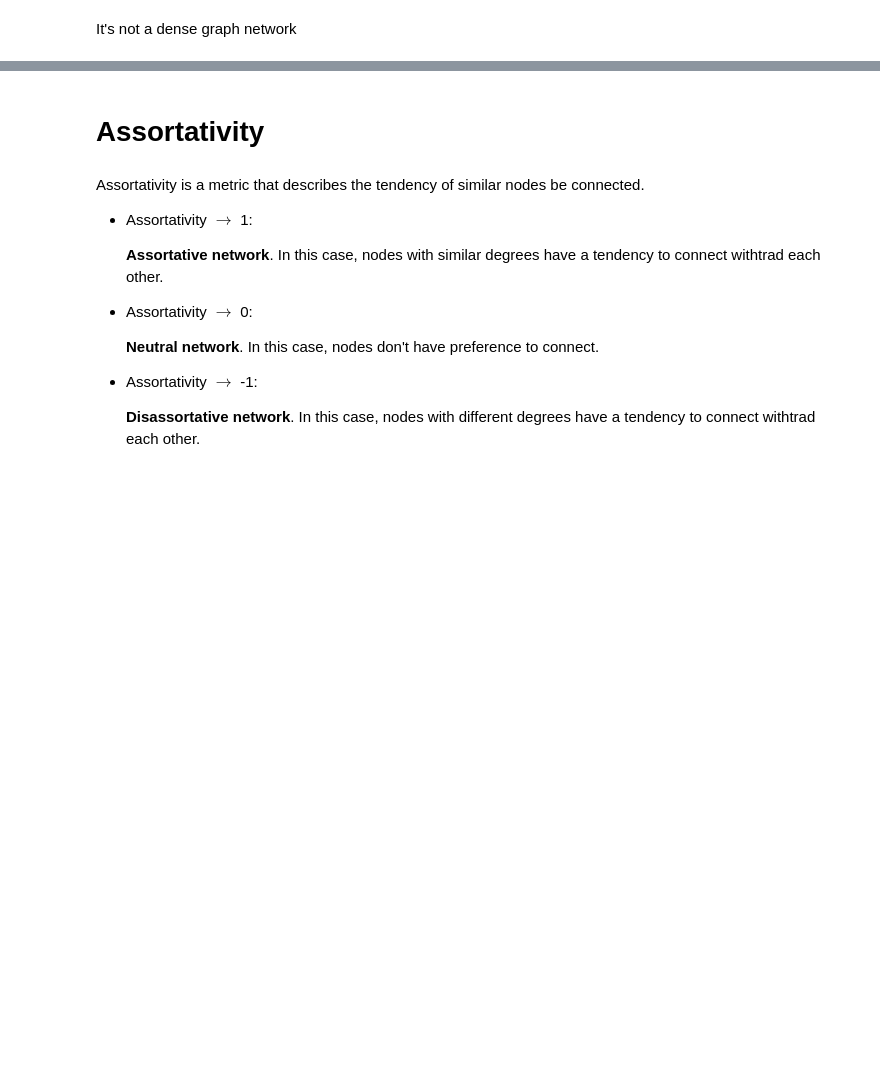
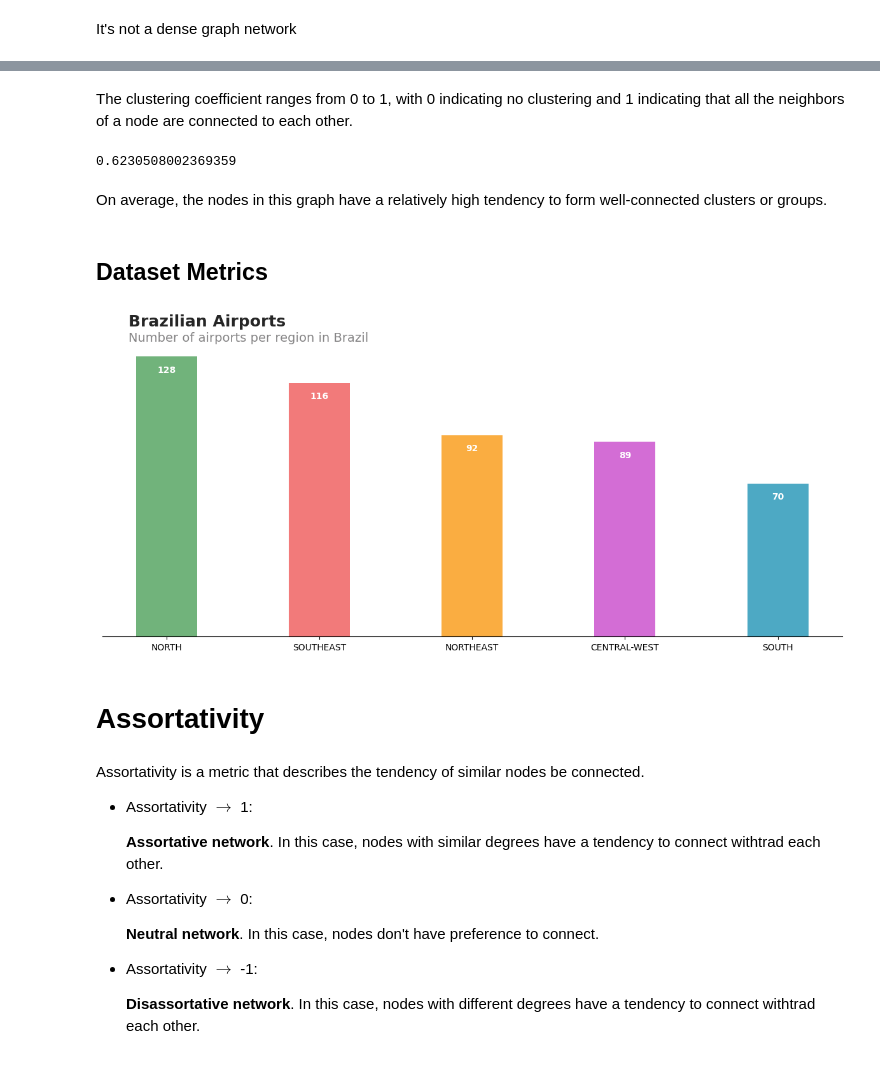
Before and after one commit to andre-meneses/small-worlds, a Jupyter notebook: Project_U2P1.ipynb, the cells around one changed output, grey strips where cells are left out. Cells and saved outputs as stored; diff of their text form; code cells hidden in the pictures; blank space fills up the shorter version.

```diff
--- a/Project_U2P1.ipynb
+++ b/Project_U2P1.ipynb
@@ -102,3 +174,46 @@ It's not a dense graph network
+# %% [markdown]
+
+The clustering coefficient ranges from 0 to 1, with 0 indicating no clustering and 1 indicating that all the neighbors of a node are connected to each other.
+# %%
+nx.average_clustering(brazilian_flights_graph)
+# %% [output]
+0.6230508002369359
+# %% [markdown]
+On average, the nodes in this graph have a relatively high tendency to form well-connected clusters or groups.
+# %% [markdown]
+## Dataset Metrics
+# %%
+bar_values = dict(brazilian_flights_dataset["region"].value_counts())
+# %%
+fig, ax = plt.subplots(figsize=plot["size"])
+
+ax.spines["right"].set_visible(False)
+ax.spines["top"].set_visible(False)
+ax.spines["left"].set_visible(False)
+
+bars = ax.bar(
+  list(bar_values.keys()),
+  list(bar_values.values()),
+  width=0.4,
+  color=list(region_colors.values())
+)
+
+ax.set_yticks([])
+ax.set_xticks(
+  ["NORTE", "SUDESTE", "NORDESTE", "CENTRO-OESTE", "SUL"],
+  ["NORTH", "SOUTHEAST", "NORTHEAST", "CENTRAL-WEST", "SOUTH"]
+)
+
+for bar in bars:
+    height = bar.get_height()
+    ax.text(bar.get_x() + bar.get_width() / 2, height - 8, str(int(height)), ha='center', va='bottom', color="#ffffff", weight="bold")
+
+plt.text(-0.25, 142, "Brazilian Airports", fontsize=18, color=plot["title_color"], weight="bold")
+plt.text(-0.25, 135, "Number of airports per region in Brazil", fontsize=14, color=plot["subtitle_color"])
+
+plt.show()
+# %% [output]
+[figure, added]
 # %% [markdown]
 # Assortativity
 # %% [markdown]
```
Also changed, not shown: parts of 57 cells of this notebook.
